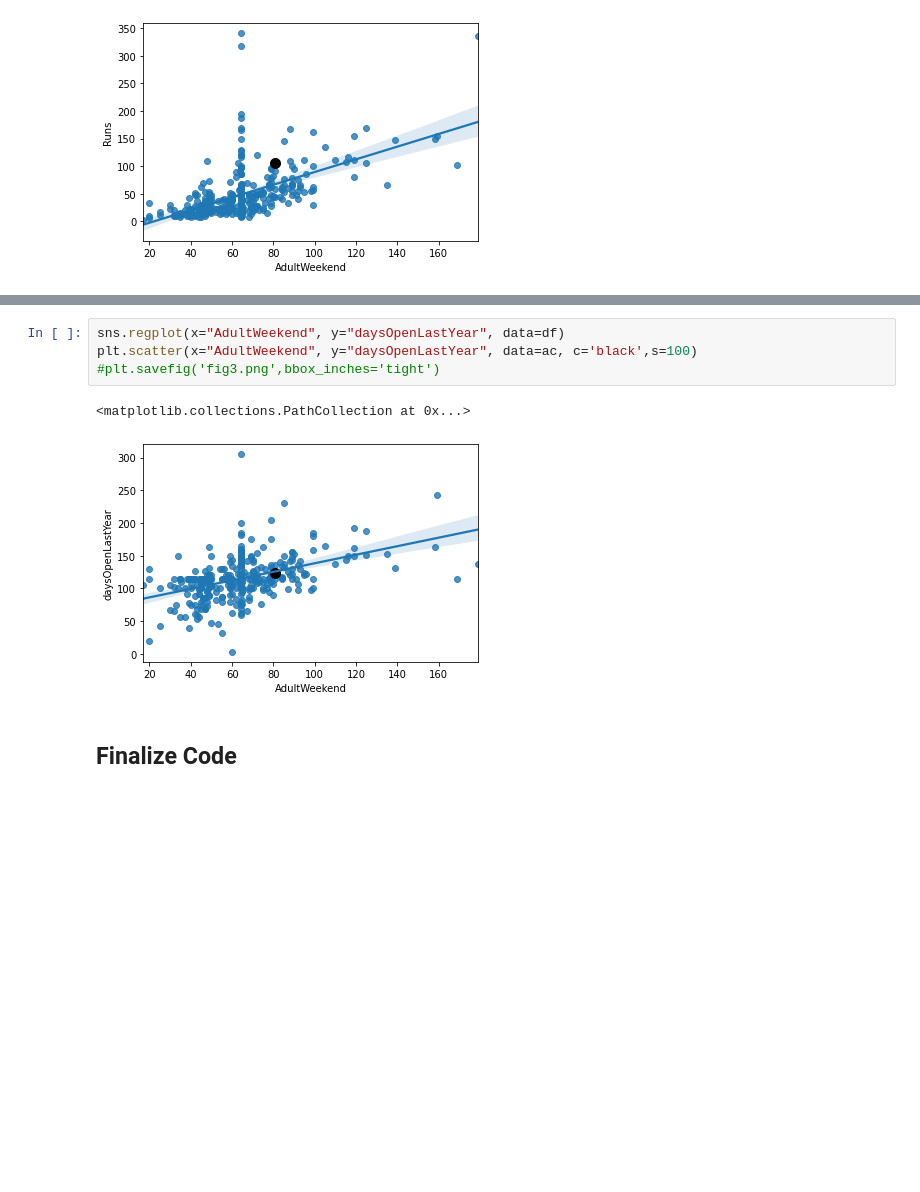
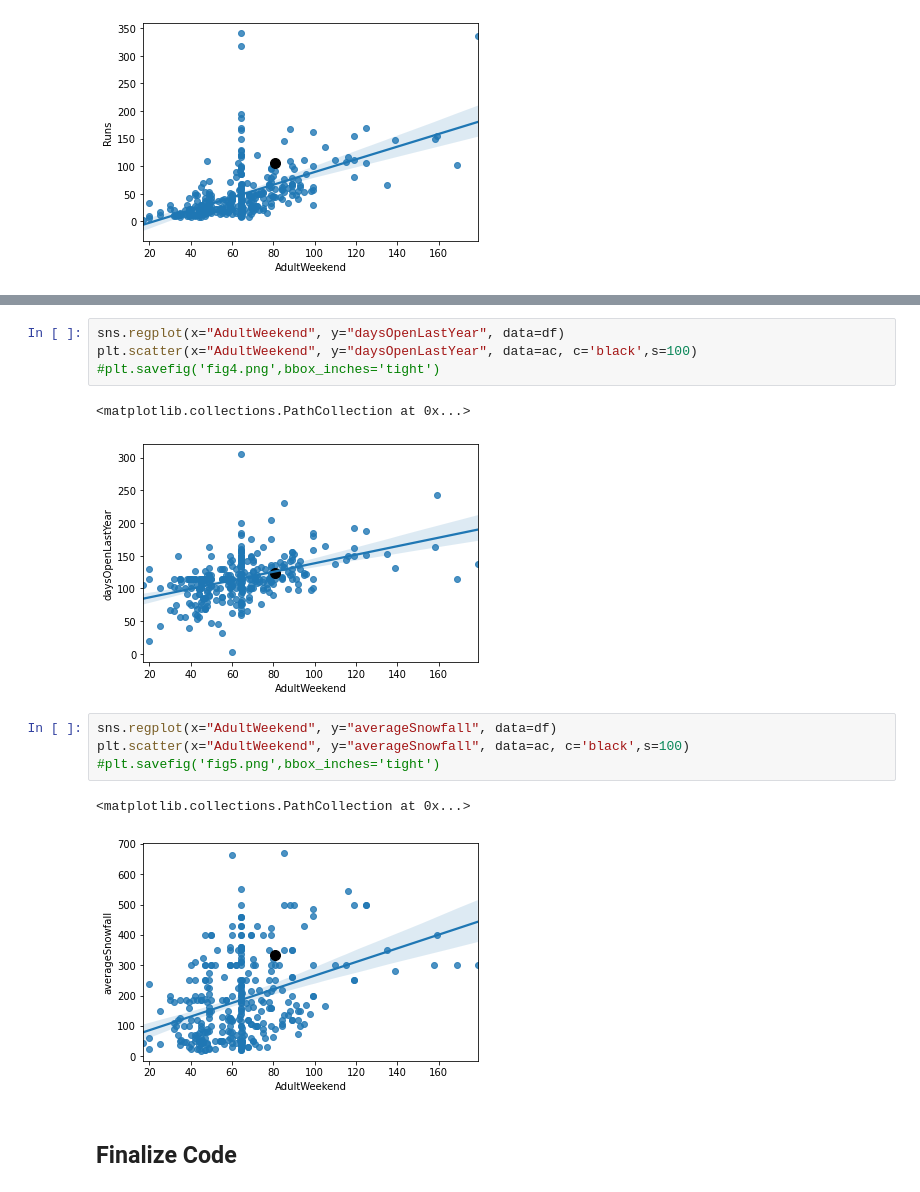
Before and after one commit to yoyo6022/Guided_Capstone, a Jupyter notebook: DataWrangling/notebook/GuidedCapstoneStep6HL.ipynb, the cells around one changed output, grey strips where cells are left out. Cells and saved outputs as stored; diff of their text form; blank space fills up the shorter version.

```diff
--- a/DataWrangling/notebook/GuidedCapstoneStep6HL.ipynb
+++ b/DataWrangling/notebook/GuidedCapstoneStep6HL.ipynb
@@ -140,10 +147,17 @@ plt.scatter(x="AdultWeekend", y="Runs", data=ac, c='black',s=100)
 # %%
 sns.regplot(x="AdultWeekend", y="daysOpenLastYear", data=df)
 plt.scatter(x="AdultWeekend", y="daysOpenLastYear", data=ac, c='black',s=100)
-#plt.savefig('fig3.png',bbox_inches='tight')
+#plt.savefig('fig4.png',bbox_inches='tight')
 # %% [output]
 <matplotlib.collections.PathCollection at 0x...>
 [figure]
+# %%
+sns.regplot(x="AdultWeekend", y="averageSnowfall", data=df)
+plt.scatter(x="AdultWeekend", y="averageSnowfall", data=ac, c='black',s=100)
+#plt.savefig('fig5.png',bbox_inches='tight')
+# %% [output]
+<matplotlib.collections.PathCollection at 0x...>
+[figure, added]
 # %% [markdown]
 ## Finalize Code
 # %% [markdown]
```
Also changed, not shown: parts of 1 cell of this notebook.
